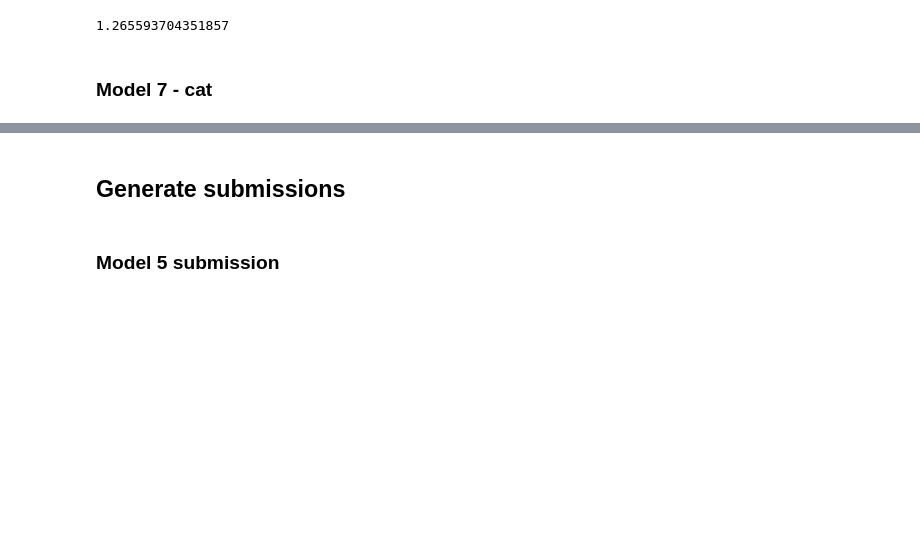
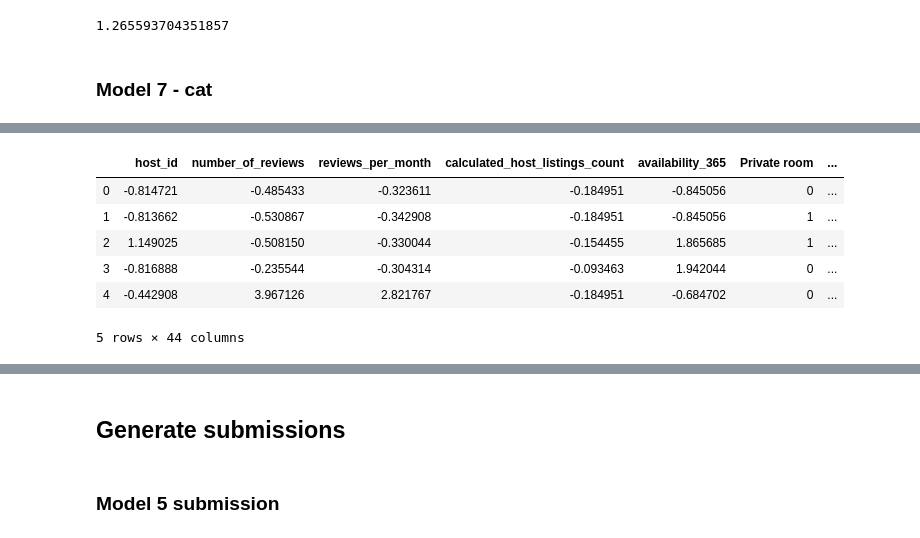
Before and after one commit to nadinezab/airbnb-kaggle-comp, a Jupyter notebook: AirBnB.ipynb, the cells around one changed output, grey strips where cells are left out. Saved outputs shown, nothing was run; the diff lists cells and outputs as text; code cells hidden in the pictures; blank space fills up the shorter version.

```diff
--- a/AirBnB.ipynb
+++ b/AirBnB.ipynb
@@ -1042,0 +1150,10 @@ array([66.6228012 , 69.11753819, 66.38626955, 70.0099942 , 68.45989224,
+# %%
+X.head()
+# %% [output]
+|  | host_id | number_of_reviews | reviews_per_month | calculated_host_listings_count | availability_365 | Private room | ... |
+| 0 | -0.814721 | -0.485433 | -0.323611 | -0.184951 | -0.845056 | 0 | ... |
+| 1 | -0.813662 | -0.530867 | -0.342908 | -0.184951 | -0.845056 | 1 | ... |
+| 2 | 1.149025 | -0.508150 | -0.330044 | -0.154455 | 1.865685 | 1 | ... |
+| 3 | -0.816888 | -0.235544 | -0.304314 | -0.093463 | 1.942044 | 0 | ... |
+| 4 | -0.442908 | 3.967126 | 2.821767 | -0.184951 | -0.684702 | 0 | ... |
+5 rows × 44 columns
```
Also changed, not shown: parts of 31 cells of this notebook.
